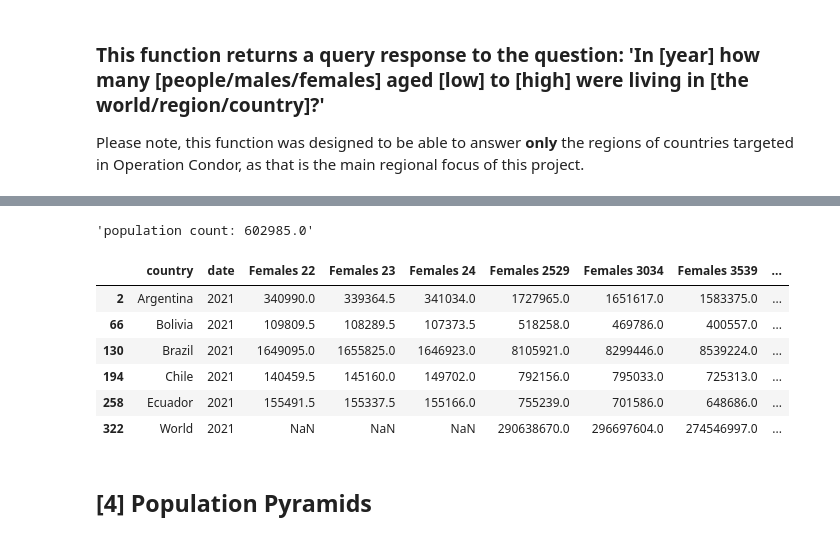
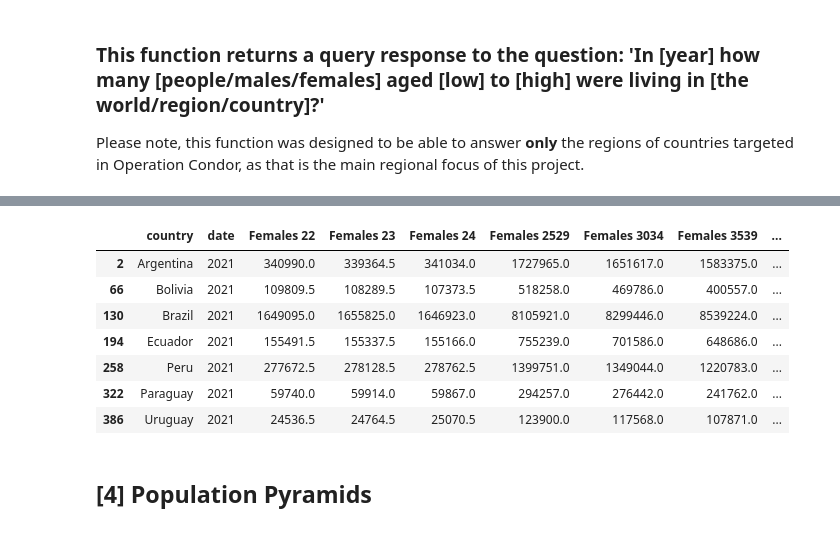
Before and after one commit to celestebasken/Project1, a Jupyter notebook: Project1_Final.ipynb, the cells around one changed output, grey strips where cells are left out. Saved outputs shown, nothing was run; the diff lists cells and outputs as text; code cells hidden in the pictures.

Commit message:
adjust countries for dataframe func

```diff
--- a/Project1_Final.ipynb
+++ b/Project1_Final.ipynb
@@ -159,7 +176,7 @@ def get_region_df(labels, age_low, age_high, sex, place, year):
     df = wbdata.get_dataframe(labels,country = place,parse_dates=True)
     df = df.reset_index()
     df2 = df[df['date'] == f'{year}-01-01'].copy()
-    display(f'df2.iloc[0, -1] before: {df2.iloc[0, -1]}')
+
     #if the age high is >25 and <80 and not a multiple of 5, then take a proportional fraction of the last column
     #example: 27, in range [25, 29] want (27%5 /5)
     #doesn't account for ages 81, 82, 83, etc (difficult to interpolate when so little data on older ages)
@@ -225,7 +242,9 @@ def population(sex, age_low, age_high, place, year):
     df.drop('date', axis = 1, inplace=True)
     df['total pop in age range'] = df.sum(axis=1)
     total = df.iloc[0]['total pop in age range']
-    display(f'In {year}, the number of {sex} between ages {age_low} to {age_high} living in {place} was approximately {total}')
+    countries = wbdata.get_countries(place)
+    country = countries[0]['name']
+    display(f'In {year}, the number of {sex} between ages {age_low} to {age_high} living in {country} was approximately {total}')
     return df
 # %%
 #ENTER YOUR QUERIES HERE
@@ -242,23 +261,36 @@ population('males', 27, 27, 'COL', 2000)
 # %%
-condor_countries = {'ARG': 'Argentina', 'BOL': 'Bolivia', 'BRA': 'Brazil', 'CHL': 'Chile', 'ECU': 'Ecuador', 'CLA':'Latin America and the Caribbean (IFC classification)', 'WLD' :"World"}
-#labels = range(22, 77, 'females')
-#df = get_df(labels, 77, 'females', 'COL', 2022)
-#df
+condor_countries = {'ARG': 'Argentina', 'BOL': 'Bolivia', 'BRA': 'Brazil', 'ECU': 'Ecuador', 'PRY': 'Paraguay', 'Per':'Peru', 'URY':'Uruguay'}
+
 
 
 def get_region_df(age_low, age_high, sex, place, year):
     labels = age_range(age_low, age_high, sex)
     df = wbdata.get_dataframe(labels,country = place,parse_dates=True)
     df = df.reset_index()
-    df2 = df[df['date'] == f'{year}-01-01']
+    df2 = df[df['date'] == f'{year}-01-01'].copy()
     df2['date'] = year
     #if the age high is >25 and <80 and not a multiple of 5, then take a proportional fraction of the last column
     #example: 27, in range [25, 29] want (27%5 /5)
-    if ((age_high>=25) & (age_high<80) & (age_high%5 != 4)):
-        population_count = df2.iloc[0, -1]
-        display(f'population count: {population_count}')
-        proportion = (age_high%5+1) / 5
-        df2.iloc[0, -1] = proportion*population_count
+    #doesn't account for ages 81, 82, 83, etc (difficult to interpolate when so little data on older ages)
+
+    #high and low age in same bin
+    if(len(labels) ==1):
+        if (25 <= age_high < 80) and ((age_high % 5 != 4) or (age_low % 5 != 0)):
+            proportion = (age_high - age_low + 1)/5
+            population_count = df2[df2.columns[1]].iloc[0]
+            df2.loc[df2.index[0], df2.columns[1]]= int(proportion*population_count)
+    #high and low ages in different bins
+    else:
+        if (25 <= age_high < 80) and (age_high % 5 != 4):
+            population_count = df2.iloc[0, -1]
+            proportion = (age_high%5+1) / 5
+            df2.loc[df2.index[0], df2.columns[-1]] = int(proportion*population_count)
+
+
+        if (25 <= age_low < 80) and (age_low % 5 != 0):
+            population_count_low = df2[df2.columns[1]].iloc[0]
+            proportion = (age_low%5+1) / 5
+            df2.loc[df2.index[0], df2.columns[1]]= int(proportion*population_count_low)
 
 
     return df2
@@ -282,11 +300,11 @@ WARNING:shelved_cache.persistent_cache:Key '4002933199134521532' not in persiste
-'population count: 602985.0'
 |  | country | date | Females 22 | Females 23 | Females 24 | Females 2529 | Females 3034 | Females 3539 | ... |
 | 2 | Argentina | 2021 | 340990.0 | 339364.5 | 341034.0 | 1727965.0 | 1651617.0 | 1583375.0 | ... |
 | 66 | Bolivia | 2021 | 109809.5 | 108289.5 | 107373.5 | 518258.0 | 469786.0 | 400557.0 | ... |
 | 130 | Brazil | 2021 | 1649095.0 | 1655825.0 | 1646923.0 | 8105921.0 | 8299446.0 | 8539224.0 | ... |
-| 194 | Chile | 2021 | 140459.5 | 145160.0 | 149702.0 | 792156.0 | 795033.0 | 725313.0 | ... |
-| 258 | Ecuador | 2021 | 155491.5 | 155337.5 | 155166.0 | 755239.0 | 701586.0 | 648686.0 | ... |
-| 322 | World | 2021 | NaN | NaN | NaN | 290638670.0 | 296697604.0 | 274546997.0 | ... |
+| 194 | Ecuador | 2021 | 155491.5 | 155337.5 | 155166.0 | 755239.0 | 701586.0 | 648686.0 | ... |
+| 258 | Peru | 2021 | 277672.5 | 278128.5 | 278762.5 | 1399751.0 | 1349044.0 | 1220783.0 | ... |
+| 322 | Paraguay | 2021 | 59740.0 | 59914.0 | 59867.0 | 294257.0 | 276442.0 | 241762.0 | ... |
+| 386 | Uruguay | 2021 | 24536.5 | 24764.5 | 25070.5 | 123900.0 | 117568.0 | 107871.0 | ... |
 # %% [markdown]
 ## [4] Population Pyramids
 # %% [markdown]
```
Also changed, not shown: parts of 3 cells of this notebook.
